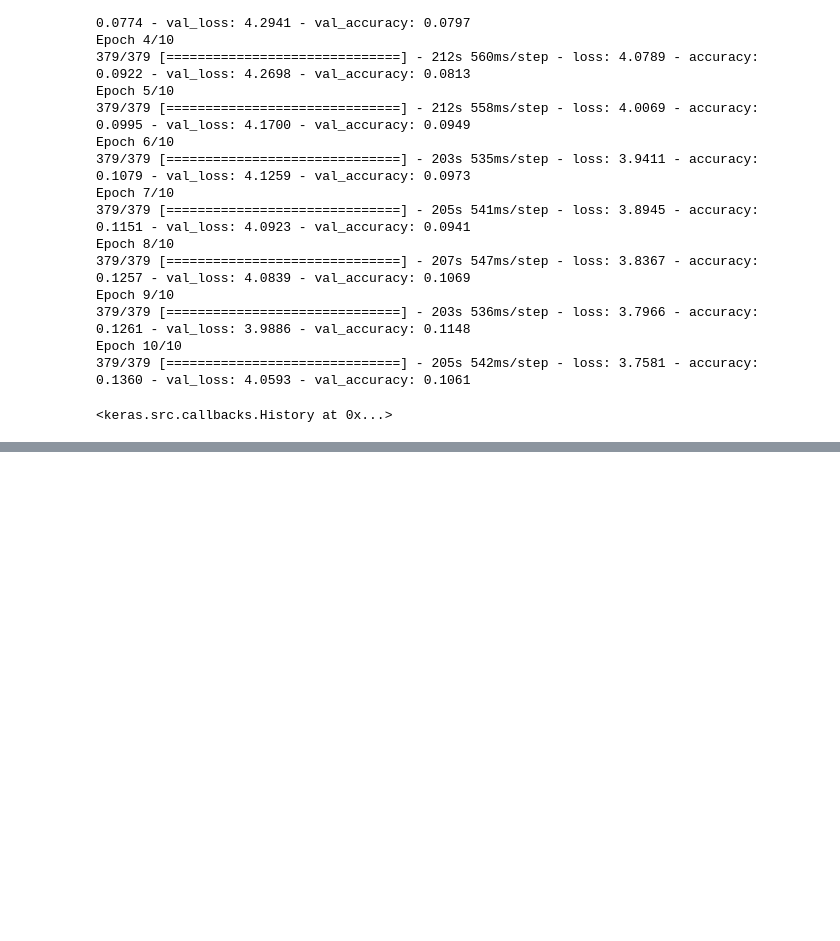
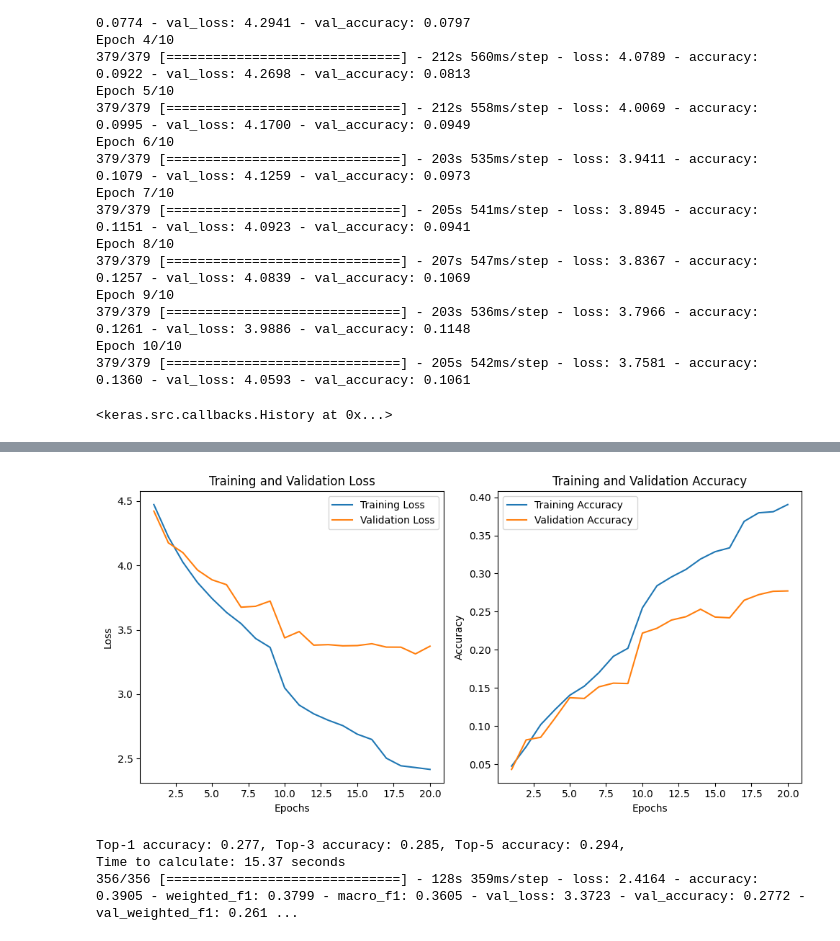
Before and after one commit to MaximilianLae/DL_Skin_Disease_Classification, a Jupyter notebook: Anton's_experimentation.ipynb, the cells around one changed output, grey strips where cells are left out. Saved outputs shown, nothing was run; the diff lists cells and outputs as text; code cells hidden in the pictures; blank space fills up the shorter version.

Commit message:
good training of VGG with 20 epochs

```diff
--- a/Anton's_experimentation.ipynb
+++ b/Anton's_experimentation.ipynb
@@ -299,6 +299,11 @@ def scheduler(epoch, lr):
 
 
 scheduler_callback = LearningRateScheduler(scheduler)
+# %%
+reduce_lr_callback = ReduceLROnPlateau(monitor='val_loss',
+                              factor=0.2,
+                              patience=2,
+                              min_lr=0.00001)
 # %% [markdown]
 #### EfficientNet
 # %%
@@ -573,0 +586,2 @@ model.save_weights('/content/vgg16_adam.h5')
+# %%
+vgg = VGG16(include_top=False, weights='imagenet', input_shape = input_size + (3,) )
@@ -573,0 +596,14 @@ model.save_weights('/content/vgg16_adam.h5')
+# %%
+model = Sequential([
+    vgg,
+    GlobalAveragePooling2D(),
+    Dense(1024, activation='relu'),
+    Dropout(0.3),
+    # Dense(256, activation='relu'),
+    # Dropout(0.5),
+    Dense(114, activation='softmax')
+])
+# %%
+model.compile(optimizer=SGD(lr=0.001, momentum=0.9),
+              loss='categorical_crossentropy',
+              metrics=['accuracy', weighted_f1_score, macro_f1_score])
@@ -573,0 +612,17 @@ model.save_weights('/content/vgg16_adam.h5')
+# %%
+history = model.fit(train_generator,
+          validation_data=val_generator,
+          epochs=20,
+          # class_weight = weights,
+          steps_per_epoch=len(train_generator),
+          validation_steps = len(val_generator),
+          callbacks=[reduce_lr_callback,
+                     clear_output_callback,
+                     plot_metrics_callback,
+                     top_n_accuracy_callback],
+          verbose = 'auto')
+# %% [output]
+[figure, added]
+Top-1 accuracy: 0.277, Top-3 accuracy: 0.285, Top-5 accuracy: 0.294,
+Time to calculate: 15.37 seconds
+356/356 [==============================] - 128s 359ms/step - loss: 2.4164 - accuracy: 0.3905 - weighted_f1: 0.3799 - macro_f1: 0.3605 - val_loss: 3.3723 - val_accuracy: 0.2772 - val_weighted_f1: 0.261 ...
```
Also changed, not shown: parts of 10 cells of this notebook.
